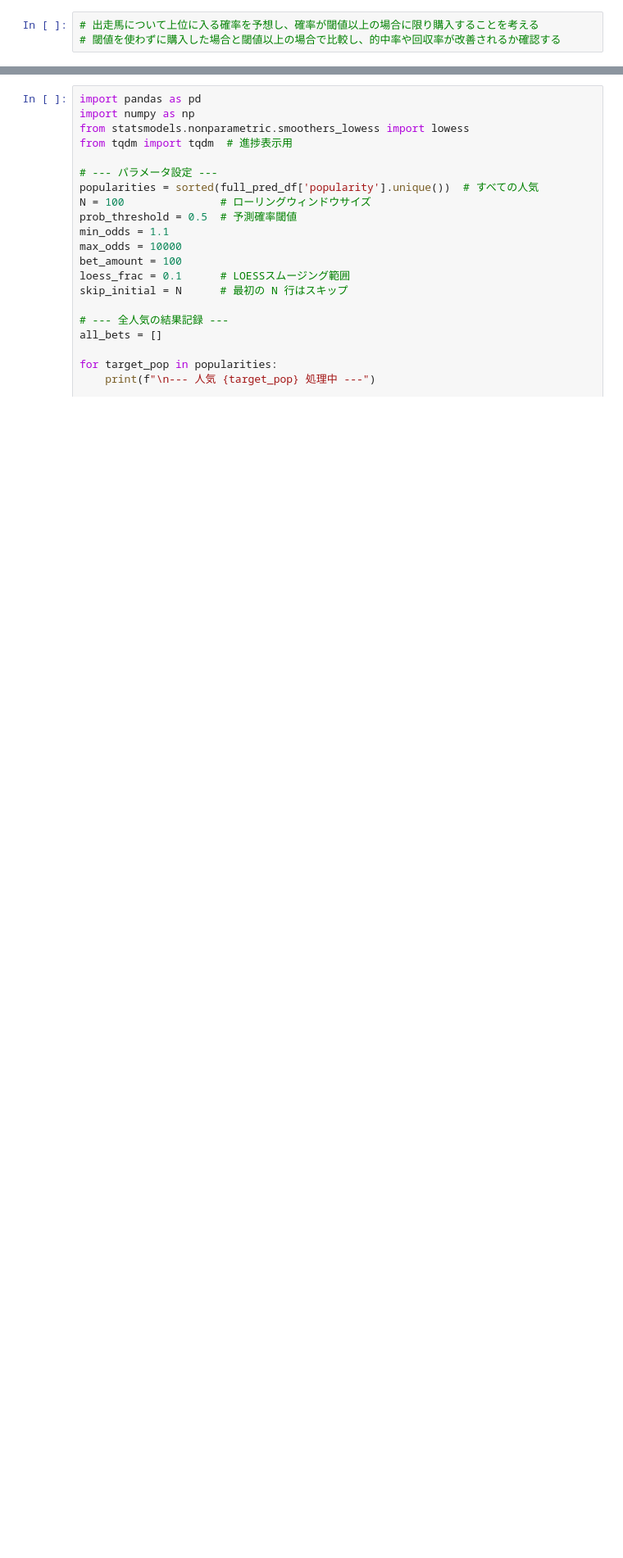
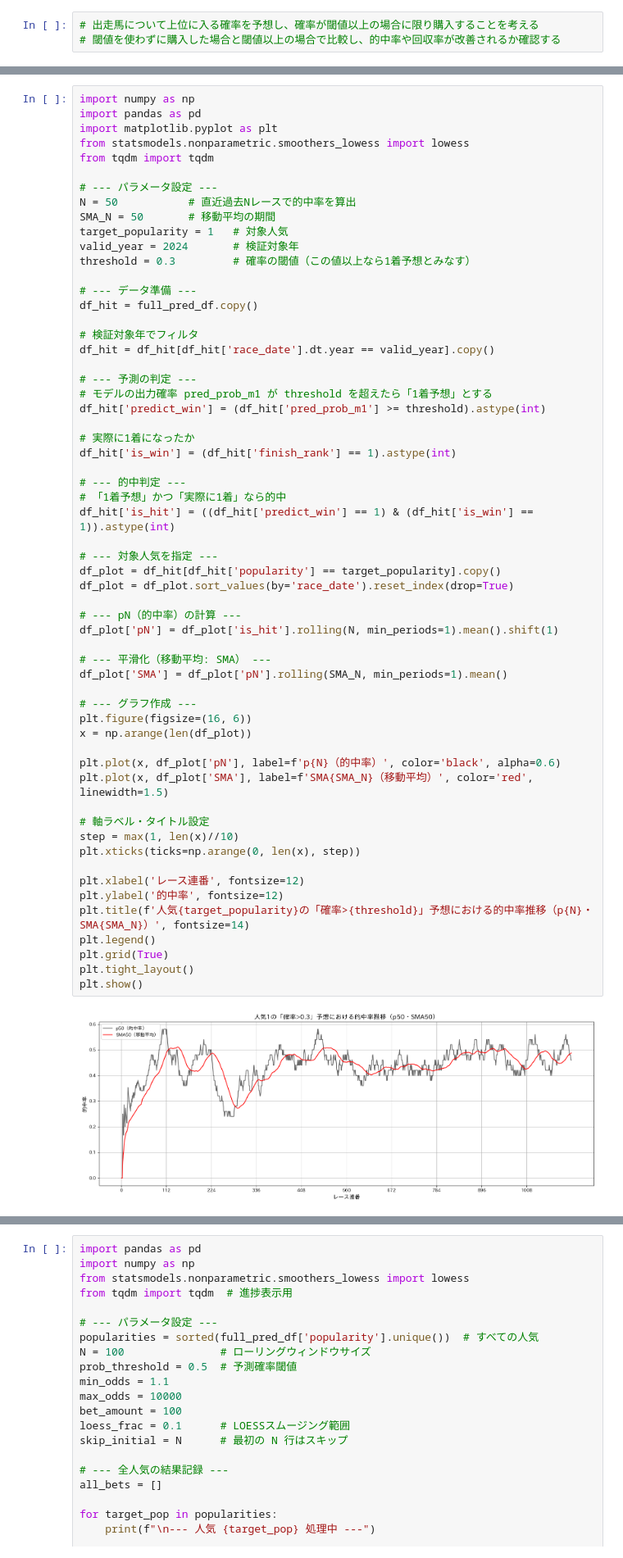
Before and after one commit to anniereon/keiba_ml, a Jupyter notebook: 上位に入る確率を予想して的中率や回収率の改善に繋げたい.ipynb, the cells around one changed output, grey strips where cells are left out. Shown: that part at 82% size. Saved outputs shown, nothing was run; the diff lists cells and outputs as text; blank space fills up the shorter version.

```diff
--- a/上位に入る確率を予想して的中率や回収率の改善に繋げたい.ipynb
+++ b/上位に入る確率を予想して的中率や回収率の改善に繋げたい.ipynb
@@ -385,0 +515,61 @@ plt.show()
+# %%
+import numpy as np
+import pandas as pd
+import matplotlib.pyplot as plt
+from statsmodels.nonparametric.smoothers_lowess import lowess
+from tqdm import tqdm
+
+# --- パラメータ設定 ---
+N = 50           # 直近過去Nレースで的中率を算出
+SMA_N = 50       # 移動平均の期間
+target_popularity = 1   # 対象人気
+valid_year = 2024       # 検証対象年
+threshold = 0.3         # 確率の閾値（この値以上なら1着予想とみなす）
+
+# --- データ準備 ---
+df_hit = full_pred_df.copy()
+
+# 検証対象年でフィルタ
+df_hit = df_hit[df_hit['race_date'].dt.year == valid_year].copy()
+
+# --- 予測の判定 ---
+# モデルの出力確率 pred_prob_m1 が threshold を超えたら「1着予想」とする
+df_hit['predict_win'] = (df_hit['pred_prob_m1'] >= threshold).astype(int)
+
+# 実際に1着になったか
+df_hit['is_win'] = (df_hit['finish_rank'] == 1).astype(int)
+
+# --- 的中判定 ---
+# 「1着予想」かつ「実際に1着」なら的中
+df_hit['is_hit'] = ((df_hit['predict_win'] == 1) & (df_hit['is_win'] == 1)).astype(int)
+
+# --- 対象人気を指定 ---
+df_plot = df_hit[df_hit['popularity'] == target_popularity].copy()
+df_plot = df_plot.sort_values(by='race_date').reset_index(drop=True)
+
+# --- pN（的中率）の計算 ---
+df_plot['pN'] = df_plot['is_hit'].rolling(N, min_periods=1).mean().shift(1)
+
+# --- 平滑化（移動平均: SMA） ---
+df_plot['SMA'] = df_plot['pN'].rolling(SMA_N, min_periods=1).mean()
+
+# --- グラフ作成 ---
+plt.figure(figsize=(16, 6))
+x = np.arange(len(df_plot))
+
+plt.plot(x, df_plot['pN'], label=f'p{N}（的中率）', color='black', alpha=0.6)
+plt.plot(x, df_plot['SMA'], label=f'SMA{SMA_N}（移動平均）', color='red', linewidth=1.5)
+
+# 軸ラベル・タイトル設定
+step = max(1, len(x)//10)
+plt.xticks(ticks=np.arange(0, len(x), step))
+
+plt.xlabel('レース連番', fontsize=12)
+plt.ylabel('的中率', fontsize=12)
+plt.title(f'人気{target_popularity}の「確率>{threshold}」予想における的中率推移（p{N}・SMA{SMA_N}）', fontsize=14)
+plt.legend()
+plt.grid(True)
+plt.tight_layout()
+plt.show()
+# %% [output]
+[figure, added]
```
Also changed, not shown: parts of 9 cells of this notebook, 1 other file.
